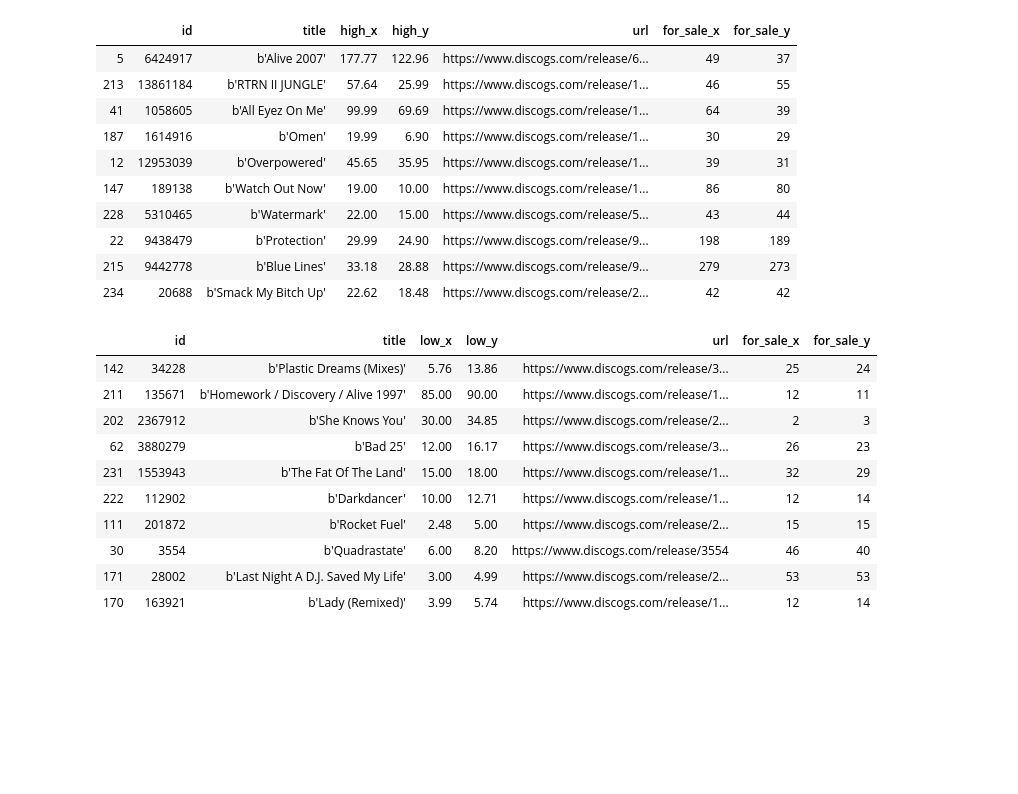
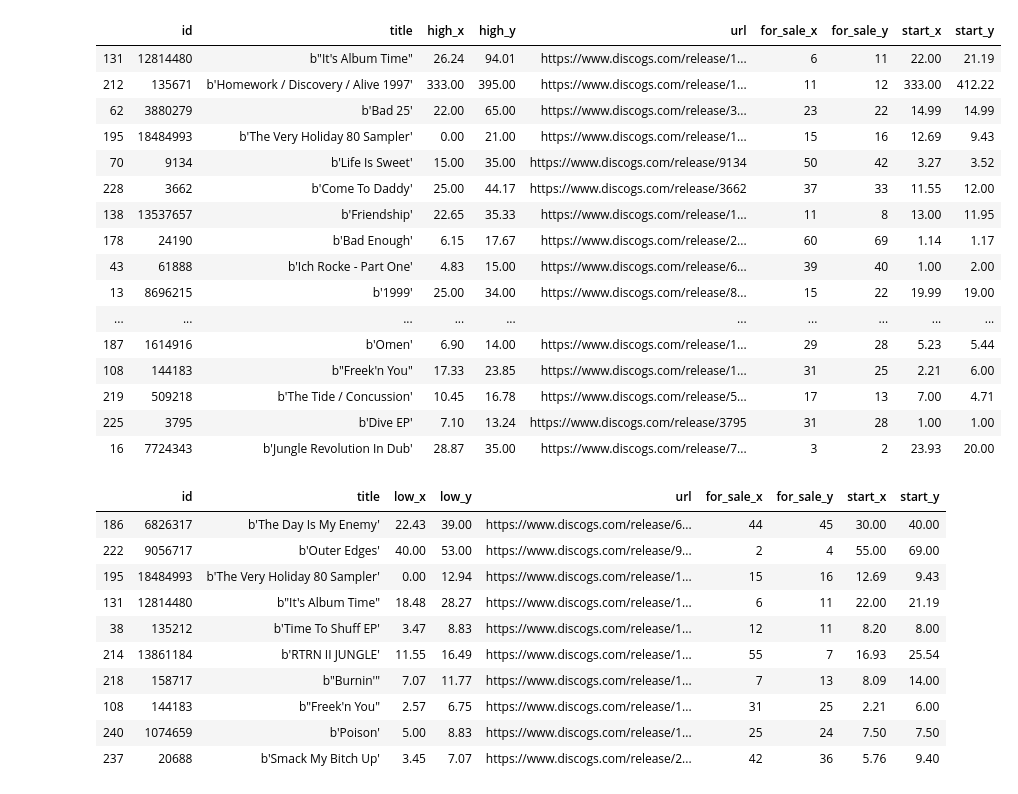
Before and after one commit to jrezmo/discogs_collection_review, a Jupyter notebook: compare.ipynb, the cells around one changed output. Saved outputs shown, nothing was run; the diff lists cells and outputs as text; code cells hidden in the pictures; blank space fills up the shorter version.

```diff
--- a/compare.ipynb
+++ b/compare.ipynb
@@ -2,8 +2,8 @@
 import matplotlib.pyplot as plt
 import pandas as pd
 
-dfA = pd.read_csv('out/collection_280421.csv')
-dfB = pd.read_csv('out/collection_030621.csv')
+dfA = pd.read_csv('out/collection_030621.csv')
+dfB = pd.read_csv('out/collection_271121.csv')
 
 dfA['id'].count(), dfB['id'].count()
 # %% [output]
@@ -64,36 +80,42 @@ max       34.030000
 Name: high_diff, dtype: float64
 # %%
-view = ['id','title', 'high_x', 'high_y', 'url', 'for_sale_x', 'for_sale_y']
-df.sort_values(by='high_diff', ascending=True)[view].head(10)
+view = ['id','title', 'high_x', 'high_y', 'url', 'for_sale_x', 'for_sale_y', 'start_x', 'start_y']
+df.sort_values(by='high_diff', ascending=False)[view].head(20)
 # %% [output]
-|  | id | title | high_x | high_y | url | for_sale_x | for_sale_y |
-| 5 | 6424917 | b'Alive 2007' | 177.77 | 122.96 | https://www.discogs.com/release/6... | 49 | 37 |
-| 213 | 13861184 | b'RTRN II JUNGLE' | 57.64 | 25.99 | https://www.discogs.com/release/1... | 46 | 55 |
-| 41 | 1058605 | b'All Eyez On Me' | 99.99 | 69.69 | https://www.discogs.com/release/1... | 64 | 39 |
-| 187 | 1614916 | b'Omen' | 19.99 | 6.90 | https://www.discogs.com/release/1... | 30 | 29 |
-| 12 | 12953039 | b'Overpowered' | 45.65 | 35.95 | https://www.discogs.com/release/1... | 39 | 31 |
-| 147 | 189138 | b'Watch Out Now' | 19.00 | 10.00 | https://www.discogs.com/release/1... | 86 | 80 |
-| 228 | 5310465 | b'Watermark' | 22.00 | 15.00 | https://www.discogs.com/release/5... | 43 | 44 |
-| 22 | 9438479 | b'Protection' | 29.99 | 24.90 | https://www.discogs.com/release/9... | 198 | 189 |
-| 215 | 9442778 | b'Blue Lines' | 33.18 | 28.88 | https://www.discogs.com/release/9... | 279 | 273 |
-| 234 | 20688 | b'Smack My Bitch Up' | 22.62 | 18.48 | https://www.discogs.com/release/2... | 42 | 42 |
+|  | id | title | high_x | high_y | url | for_sale_x | for_sale_y | start_x | start_y |
+| 131 | 12814480 | b"It's Album Time" | 26.24 | 94.01 | https://www.discogs.com/release/1... | 6 | 11 | 22.00 | 21.19 |
+| 212 | 135671 | b'Homework / Discovery / Alive 1997' | 333.00 | 395.00 | https://www.discogs.com/release/1... | 11 | 12 | 333.00 | 412.22 |
+| 62 | 3880279 | b'Bad 25' | 22.00 | 65.00 | https://www.discogs.com/release/3... | 23 | 22 | 14.99 | 14.99 |
+| 195 | 18484993 | b'The Very Holiday 80 Sampler' | 0.00 | 21.00 | https://www.discogs.com/release/1... | 15 | 16 | 12.69 | 9.43 |
+| 70 | 9134 | b'Life Is Sweet' | 15.00 | 35.00 | https://www.discogs.com/release/9134 | 50 | 42 | 3.27 | 3.52 |
+| 228 | 3662 | b'Come To Daddy' | 25.00 | 44.17 | https://www.discogs.com/release/3662 | 37 | 33 | 11.55 | 12.00 |
+| 138 | 13537657 | b'Friendship' | 22.65 | 35.33 | https://www.discogs.com/release/1... | 11 | 8 | 13.00 | 11.95 |
+| 178 | 24190 | b'Bad Enough' | 6.15 | 17.67 | https://www.discogs.com/release/2... | 60 | 69 | 1.14 | 1.17 |
+| 43 | 61888 | b'Ich Rocke - Part One' | 4.83 | 15.00 | https://www.discogs.com/release/6... | 39 | 40 | 1.00 | 2.00 |
+| 13 | 8696215 | b'1999' | 25.00 | 34.00 | https://www.discogs.com/release/8... | 15 | 22 | 19.99 | 19.00 |
+| ... | ... | ... | ... | ... | ... | ... | ... | ... | ... |
+| 187 | 1614916 | b'Omen' | 6.90 | 14.00 | https://www.discogs.com/release/1... | 29 | 28 | 5.23 | 5.44 |
+| 108 | 144183 | b"Freek'n You" | 17.33 | 23.85 | https://www.discogs.com/release/1... | 31 | 25 | 2.21 | 6.00 |
+| 219 | 509218 | b'The Tide / Concussion' | 10.45 | 16.78 | https://www.discogs.com/release/5... | 17 | 13 | 7.00 | 4.71 |
+| 225 | 3795 | b'Dive EP' | 7.10 | 13.24 | https://www.discogs.com/release/3795 | 31 | 28 | 1.00 | 1.00 |
+| 16 | 7724343 | b'Jungle Revolution In Dub' | 28.87 | 35.00 | https://www.discogs.com/release/7... | 3 | 2 | 23.93 | 20.00 |
 # %%
 df['low_diff'] = df['low_y'] - df['low_x']
 # %%
-view = ['id','title', 'low_x', 'low_y', 'url', 'for_sale_x', 'for_sale_y']
+view = ['id','title', 'low_x', 'low_y', 'url', 'for_sale_x', 'for_sale_y', 'start_x', 'start_y']
 df.sort_values(by='low_diff', ascending=False)[view].head(10)
 # %% [output]
-|  | id | title | low_x | low_y | url | for_sale_x | for_sale_y |
-| 142 | 34228 | b'Plastic Dreams (Mixes)' | 5.76 | 13.86 | https://www.discogs.com/release/3... | 25 | 24 |
-| 211 | 135671 | b'Homework / Discovery / Alive 1997' | 85.00 | 90.00 | https://www.discogs.com/release/1... | 12 | 11 |
-| 202 | 2367912 | b'She Knows You' | 30.00 | 34.85 | https://www.discogs.com/release/2... | 2 | 3 |
-| 62 | 3880279 | b'Bad 25' | 12.00 | 16.17 | https://www.discogs.com/release/3... | 26 | 23 |
-| 231 | 1553943 | b'The Fat Of The Land' | 15.00 | 18.00 | https://www.discogs.com/release/1... | 32 | 29 |
-| 222 | 112902 | b'Darkdancer' | 10.00 | 12.71 | https://www.discogs.com/release/1... | 12 | 14 |
-| 111 | 201872 | b'Rocket Fuel' | 2.48 | 5.00 | https://www.discogs.com/release/2... | 15 | 15 |
-| 30 | 3554 | b'Quadrastate' | 6.00 | 8.20 | https://www.discogs.com/release/3554 | 46 | 40 |
-| 171 | 28002 | b'Last Night A D.J. Saved My Life' | 3.00 | 4.99 | https://www.discogs.com/release/2... | 53 | 53 |
-| 170 | 163921 | b'Lady (Remixed)' | 3.99 | 5.74 | https://www.discogs.com/release/1... | 12 | 14 |
+|  | id | title | low_x | low_y | url | for_sale_x | for_sale_y | start_x | start_y |
+| 186 | 6826317 | b'The Day Is My Enemy' | 22.43 | 39.00 | https://www.discogs.com/release/6... | 44 | 45 | 30.00 | 40.00 |
+| 222 | 9056717 | b'Outer Edges' | 40.00 | 53.00 | https://www.discogs.com/release/9... | 2 | 4 | 55.00 | 69.00 |
+| 195 | 18484993 | b'The Very Holiday 80 Sampler' | 0.00 | 12.94 | https://www.discogs.com/release/1... | 15 | 16 | 12.69 | 9.43 |
+| 131 | 12814480 | b"It's Album Time" | 18.48 | 28.27 | https://www.discogs.com/release/1... | 6 | 11 | 22.00 | 21.19 |
+| 38 | 135212 | b'Time To Shuff EP' | 3.47 | 8.83 | https://www.discogs.com/release/1... | 12 | 11 | 8.20 | 8.00 |
+| 214 | 13861184 | b'RTRN II JUNGLE' | 11.55 | 16.49 | https://www.discogs.com/release/1... | 55 | 7 | 16.93 | 25.54 |
+| 218 | 158717 | b"Burnin'" | 7.07 | 11.77 | https://www.discogs.com/release/1... | 7 | 13 | 8.09 | 14.00 |
+| 108 | 144183 | b"Freek'n You" | 2.57 | 6.75 | https://www.discogs.com/release/1... | 31 | 25 | 2.21 | 6.00 |
+| 240 | 1074659 | b'Poison' | 5.00 | 8.83 | https://www.discogs.com/release/1... | 25 | 24 | 7.50 | 7.50 |
+| 237 | 20688 | b'Smack My Bitch Up' | 3.45 | 7.07 | https://www.discogs.com/release/2... | 42 | 36 | 5.76 | 9.40 |
 # %%
 view = ['id','title', 'low_x', 'med_x', 'high_x', 'low_y', 'med_y', 'high_y', 'url', 'stat_sum']
 df['stat_sum'] = df['low_diff'] + df['med_diff'] + df['high_diff']
```
Also changed, not shown: parts of 7 cells of this notebook, 1 other file.
